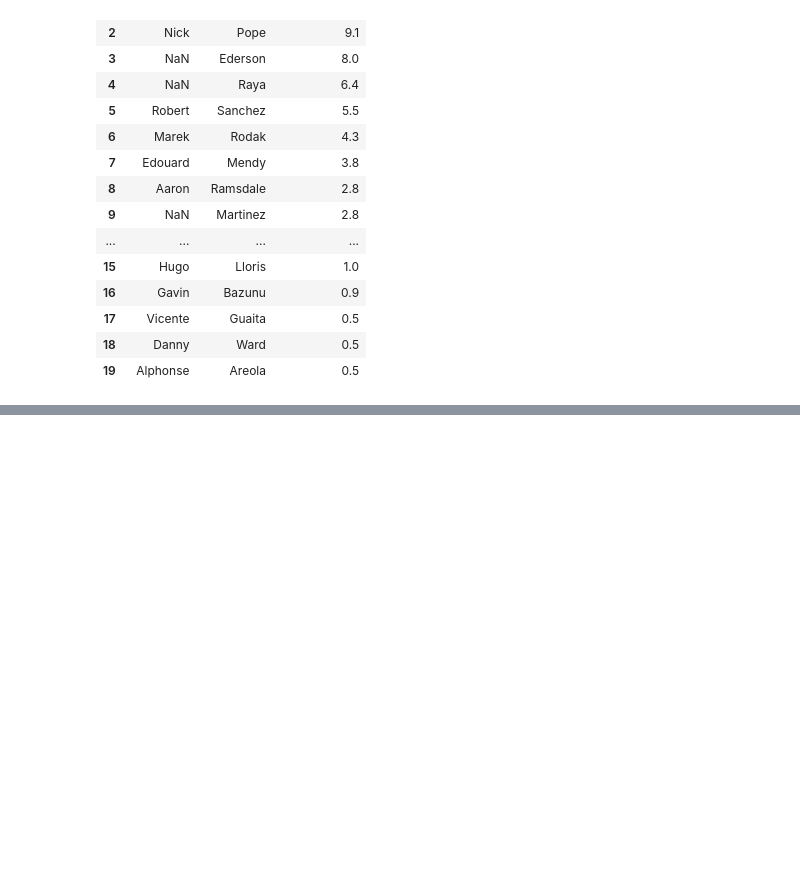
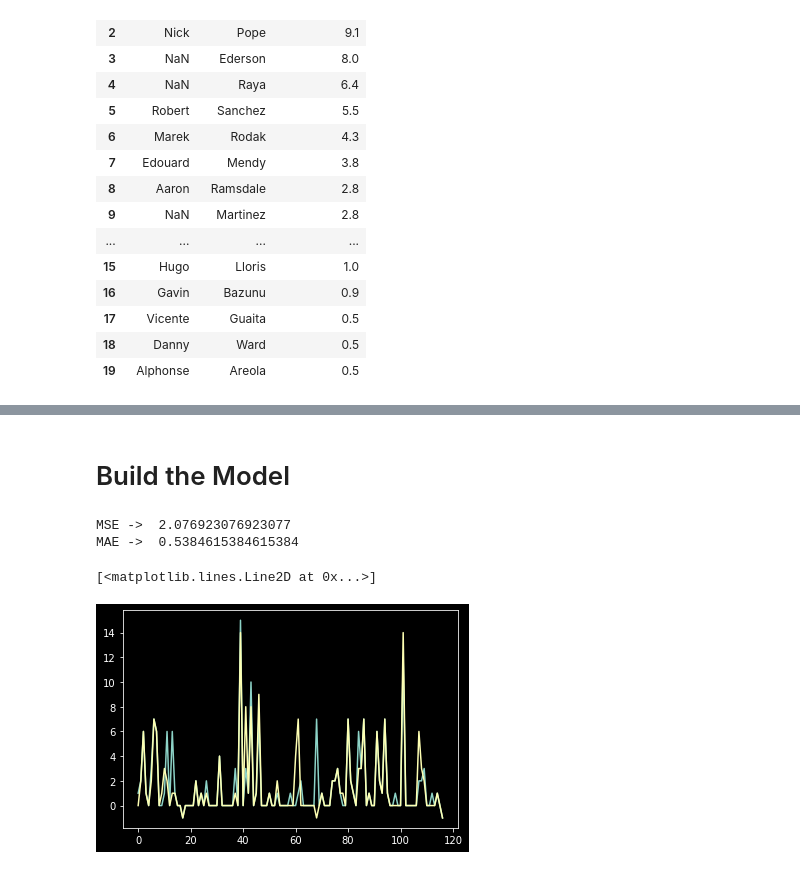
Before and after one commit to loaiwalid07/fantasy, a Jupyter notebook: analysis_note.ipynb, the cells around one changed output, grey strips where cells are left out. Drawn from its saved outputs; the diff is of its cells as text; code cells hidden in the pictures; blank space fills up the shorter version.

```diff
--- a/analysis_note.ipynb
+++ b/analysis_note.ipynb
@@ -231,0 +231,4 @@ data[data.PositionsList == 'GLK'].sort_values(by=[data.columns[(data.columns.get
+# %%
+elements_df = pd.DataFrame(data_json['elements'])
+elements_types_df = pd.DataFrame(data_json['element_types'])
+teams_df = pd.DataFrame(data_json['teams'])
@@ -231,0 +261,9 @@ data[data.PositionsList == 'GLK'].sort_values(by=[data.columns[(data.columns.get
+# %%
+slim_elements_df = elements_df[['second_name','team','element_type','selected_by_percent','now_cost','minutes','transfers_in','value_season','event_points','total_points','dreamteam_count','form','transfers_in_event', 'transfers_out', 'transfers_out_event','value_form','goals_scored',
+'assists', 'clean_sheets', 'goals_conceded', 'own_goals','penalties_saved', 'penalties_missed', 'yellow_cards', 'red_cards','saves', 'bonus', 'bps','ict_index']]
+slim_elements_df['position'] = slim_elements_df.element_type.map(elements_types_df.set_index('id').singular_name)
+slim_elements_df['team'] = slim_elements_df.team.map(teams_df.set_index('id').name)
+slim_elements_df['value'] = slim_elements_df.value_season.astype(float)
+slim_elements_df.pivot_table(index='position',values='value',aggfunc=np.mean).reset_index()
+#slim_elements_df = slim_elements_df.loc[slim_elements_df.value >= 0]
+slim_elements_df.head(10)
@@ -231,0 +320,26 @@ data[data.PositionsList == 'GLK'].sort_values(by=[data.columns[(data.columns.get
+# %% [markdown]
+# Build the Model
+# %%
+from sklearn.model_selection import train_test_split
+from sklearn.linear_model import LinearRegression
+from sklearn.tree import DecisionTreeRegressor
+from sklearn.metrics import accuracy_score,mean_absolute_error,mean_squared_error
+
+X = slim_elements_df.drop(columns=['second_name','team','event_points','position'])
+Y = slim_elements_df['event_points']
+x_trn,x_ts,y_trn,y_ts = train_test_split(X,Y,test_size=0.20)
+# %%
+model = DecisionTreeRegressor(random_state=0)
+model.fit(x_trn,y_trn)
+y_pred = model.predict(x_ts)
+print('MSE -> ',mean_squared_error(y_ts,y_pred))
+print('MAE -> ',mean_absolute_error(y_ts,y_pred))
+# %% [output]
+MSE ->  2.076923076923077
+MAE ->  0.5384615384615384
+# %%
+plt.plot(y_pred)
+plt.plot(list(y_ts))
+# %% [output]
+[<matplotlib.lines.Line2D at 0x...>]
+[figure, added]
```
Also changed, not shown: parts of 9 cells of this notebook.
